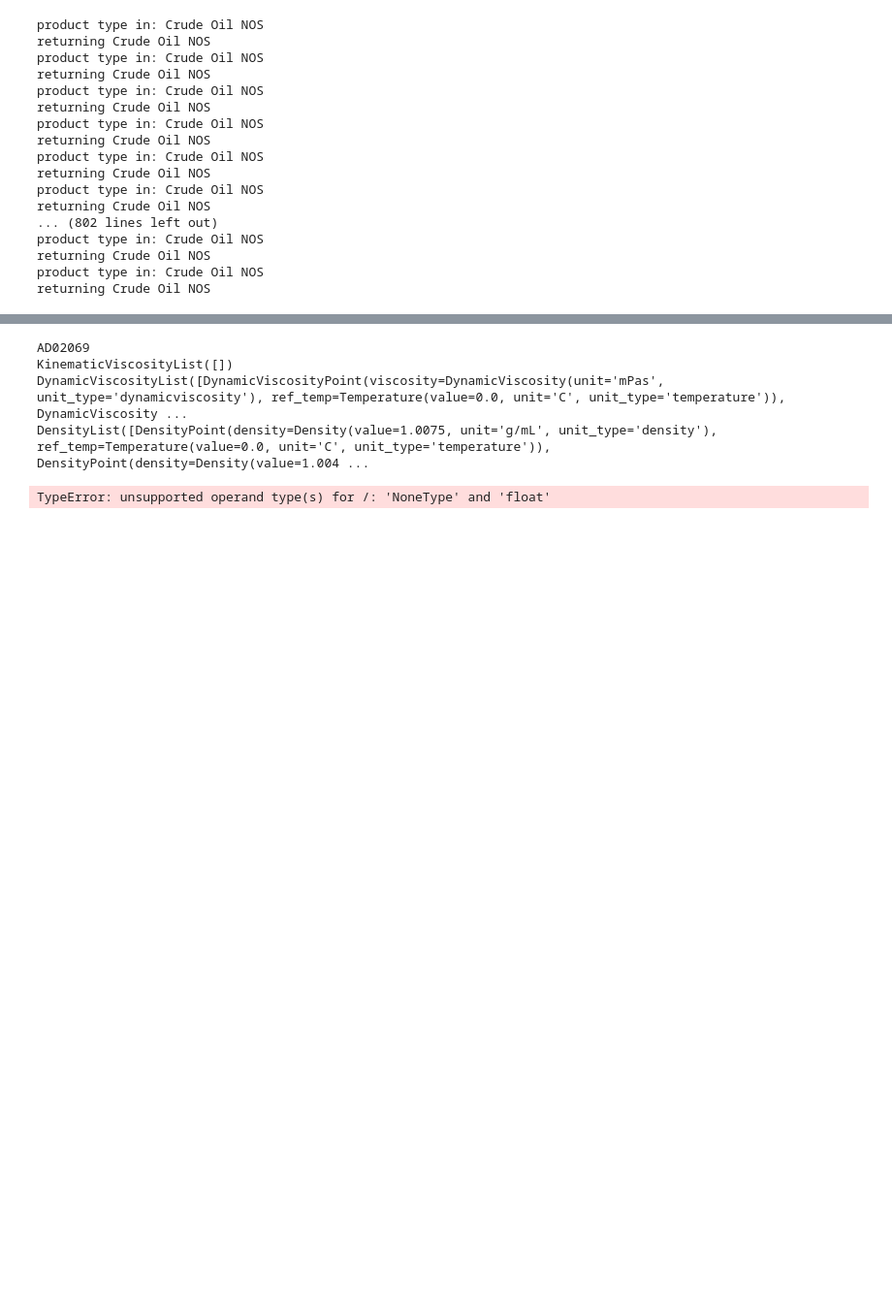
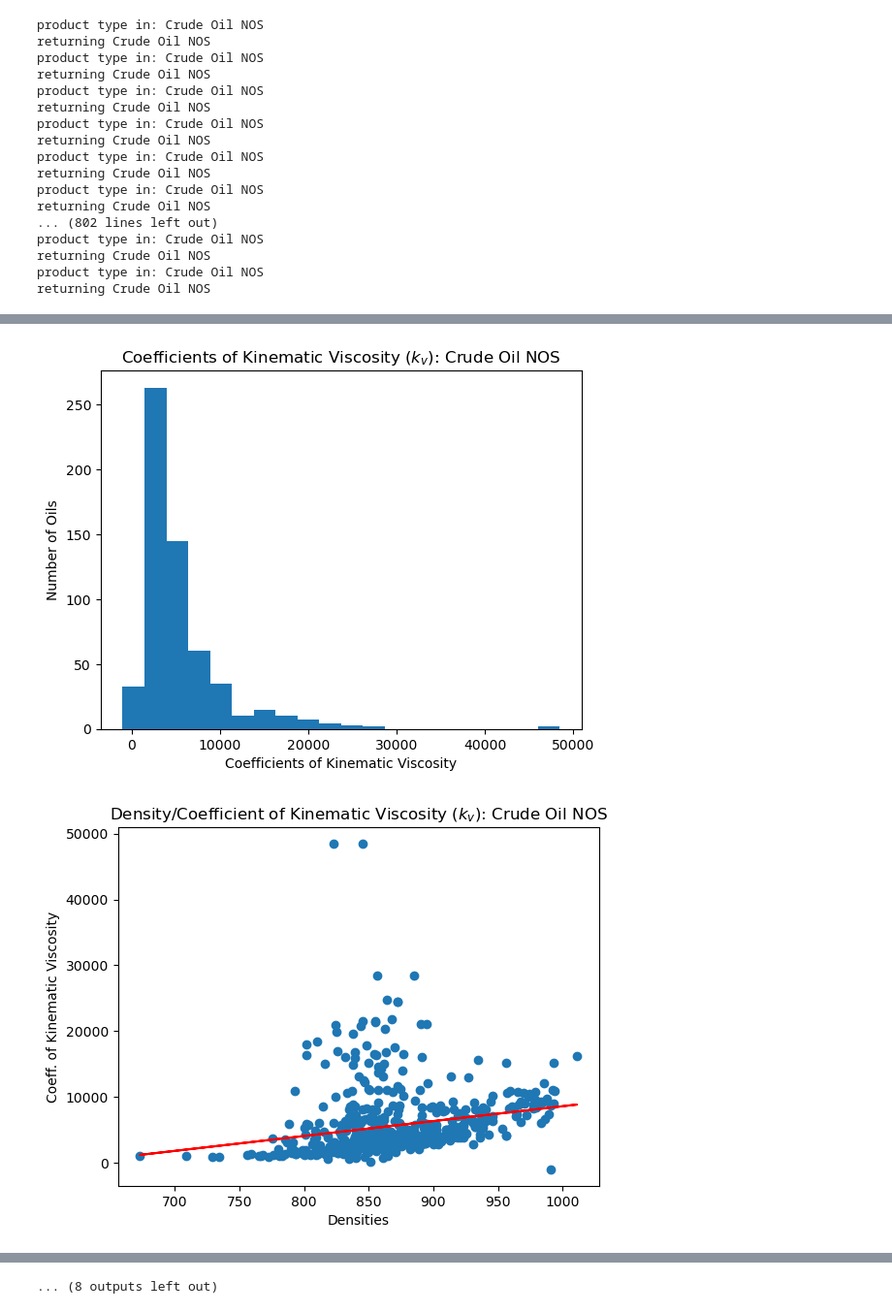
Before and after one commit to NOAA-ORR-ERD/adios_oil_database, a Jupyter notebook: adios_db/experiments/viscosity/Viscosity_Coefficients_RM.ipynb, the cells around one changed output, grey strips where cells are left out. Shown: that part at 97% size. Saved outputs shown, nothing was run; the diff lists cells and outputs as text; code cells hidden in the pictures; blank space fills up the shorter version.

```diff
--- a/adios_db/experiments/viscosity/Viscosity_Coefficients_RM.ipynb
+++ b/adios_db/experiments/viscosity/Viscosity_Coefficients_RM.ipynb
@@ -104,44 +106,47 @@ for pt, oil_rec in oil_records.items():
         try:
             KV = pp.KinematicViscosity(oil)
         except ValueError: # couldn't create a KinematicViscosity object -- why not?
-             raise # continue
+             continue
         except:
-            print(oil.oil_id)
-            print(oil.sub_samples[0].physical_properties.kinematic_viscosities)
-            print(oil.sub_samples[0].physical_properties.dynamic_viscosities)
-            print(oil.sub_samples[0].physical_properties.densities)
-            raise
+            # print(oil.oil_id)
+            # print(oil.sub_samples[0].physical_properties.kinematic_viscosities)
+            # print(oil.sub_samples[0].physical_properties.dynamic_viscosities)
+            # print(oil.sub_samples[0].physical_properties.densities)
+            continue
         # make sure there is density data, too:
         if len(oil.sub_samples[0].physical_properties.densities) == 0:
             continue
         if len(KV.kviscs) > 1:
             k_v2 = KV._k_v2
             #if k_v2 < 28000:
             density = pp.Density(oil)
             d = density.at_temp(15, unit = 'C')
             if True:
                 density_values.append(d)
                 #print(density_values[-1], oil.oil_id)
                 kv2_values.append(k_v2)
                 oil_ids.append(oil.oil_id)
     #         else:
     #             print("Removing", oil.oil_id)
     #         if k_v2 > 24000:
     #             print(oil.oil_id)
     fig, ax = plt.subplots()
     ax.hist(kv2_values, bins = 20)
-    ax.set_title("Coefficient of Kinematic Viscosities ($k_v$): " + pt)
-    plt.xlabel("Coefficient of Kinematic Viscosities")
+    ax.set_title("Coefficients of Kinematic Viscosity ($k_v$): " + pt)
+    plt.xlabel("Coefficients of Kinematic Viscosity")
     plt.ylabel("Number of Oils")
 
     fig.savefig(f"kvisc_plot_{pt}.png", dpi=600)
     fig, ax = plt.subplots()
     ax.scatter(density_values, kv2_values)
     ax.set_title("Density/Coefficient of Kinematic Viscosity ($k_v$): " + pt)
     plt.xlabel("Densities")
-    plt.ylabel("Coeff. of Kinematic Viscosities")
+    plt.ylabel("Coeff. of Kinematic Viscosity")
     density_values = np.array(density_values)
-    res = scipy.stats.linregress(density_values, kv2_values, alternative='two-sided')
-    plt.plot(density_values, res.intercept + res.slope*density_values, 'r', label='fitted line')
+    if len(density_values)>1: # can't do a regression with one point.
+        res = scipy.stats.linregress(density_values, kv2_values, alternative='two-sided')
+        plt.plot(density_values, res.intercept + res.slope*density_values, 'r', label='fitted line')
     fig.savefig(f"densitykvis_plot_{pt}.png", dpi=600)
 # %% [output]
+[figure, added]
+[figure, added]
@@ -148,8 +163,4 @@ for pt, oil_rec in oil_records.items():
-AD02069
-KinematicViscosityList([])
-DynamicViscosityList([DynamicViscosityPoint(viscosity=DynamicViscosity(unit='mPas', unit_type='dynamicviscosity'), ref_temp=Temperature(value=0.0, unit='C', unit_type='temperature')), DynamicViscosity ...
-DensityList([DensityPoint(density=Density(value=1.0075, unit='g/mL', unit_type='density'), ref_temp=Temperature(value=0.0, unit='C', unit_type='temperature')), DensityPoint(density=Density(value=1.004 ...
+... (8 outputs left out)
-TypeError: unsupported operand type(s) for /: 'NoneType' and 'float'
 # %%
 # mean_kv2 = np.average(kv2_values)
 # print("Mean is", mean_kv2)
```
Also changed, not shown: parts of 7 cells of this notebook, 1 other file.
